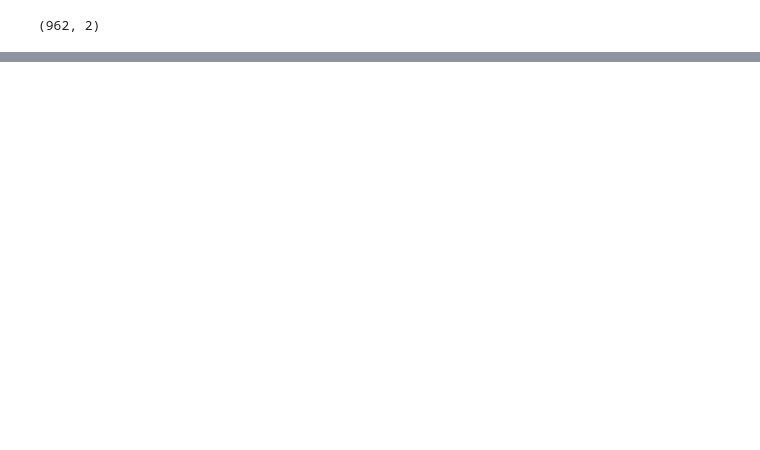
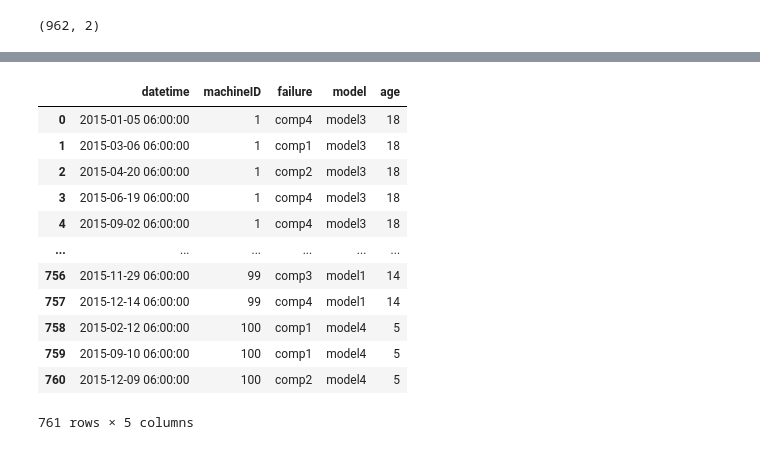
Before and after one commit to Luis-ramirez-r/predictive_maintenance, a Jupyter notebook: notebooks/Clase28.ipynb, the cells around one changed output, grey strips where cells are left out. Cells and saved outputs as stored; diff of their text form; code cells hidden in the pictures; blank space fills up the shorter version.

```diff
--- a/notebooks/Clase28.ipynb
+++ b/notebooks/Clase28.ipynb
@@ -19,0 +147,8 @@ df.head()
+# %%
+data_dir = '/workspaces/predictive_maintenance/data/raw'
+
+list_of_files = [f for f in listdir(data_dir) if isfile(join(data_dir, f))]
+parquet_files = [join(data_dir,f)  for f in list_of_files if f.endswith('.parquet')]
+parquet_files
+
+df1 = pd.read_parquet(parquet_files[0])
@@ -19,0 +162,7 @@ df.head()
+# %%
+files_mapping = {}
+for f in parquet_files:
+    name = f.split('/')[-1].split('.')[0]
+    files_mapping[name] = f
+
+files_mapping
@@ -19,0 +176,8 @@ df.head()
+# %%
+PdM_failures = pd.read_parquet(files_mapping['PdM_failures'])
+PdM_machines = pd.read_parquet(files_mapping['PdM_machines'])
+
+
+
+display (PdM_failures.head())
+display (PdM_machines.head())
@@ -19,0 +197,16 @@ df.head()
+# %%
+pd.merge(PdM_failures, PdM_machines, on='machineID', how='left')
+# %% [output]
+|  | datetime | machineID | failure | model | age |
+| 0 | 2015-01-05 06:00:00 | 1 | comp4 | model3 | 18 |
+| 1 | 2015-03-06 06:00:00 | 1 | comp1 | model3 | 18 |
+| 2 | 2015-04-20 06:00:00 | 1 | comp2 | model3 | 18 |
+| 3 | 2015-06-19 06:00:00 | 1 | comp4 | model3 | 18 |
+| 4 | 2015-09-02 06:00:00 | 1 | comp4 | model3 | 18 |
+| ... | ... | ... | ... | ... | ... |
+| 756 | 2015-11-29 06:00:00 | 99 | comp3 | model1 | 14 |
+| 757 | 2015-12-14 06:00:00 | 99 | comp4 | model1 | 14 |
+| 758 | 2015-02-12 06:00:00 | 100 | comp1 | model4 | 5 |
+| 759 | 2015-09-10 06:00:00 | 100 | comp1 | model4 | 5 |
+| 760 | 2015-12-09 06:00:00 | 100 | comp2 | model4 | 5 |
+761 rows × 5 columns
```
Also changed, not shown: parts of 16 cells of this notebook, 1 other file.
